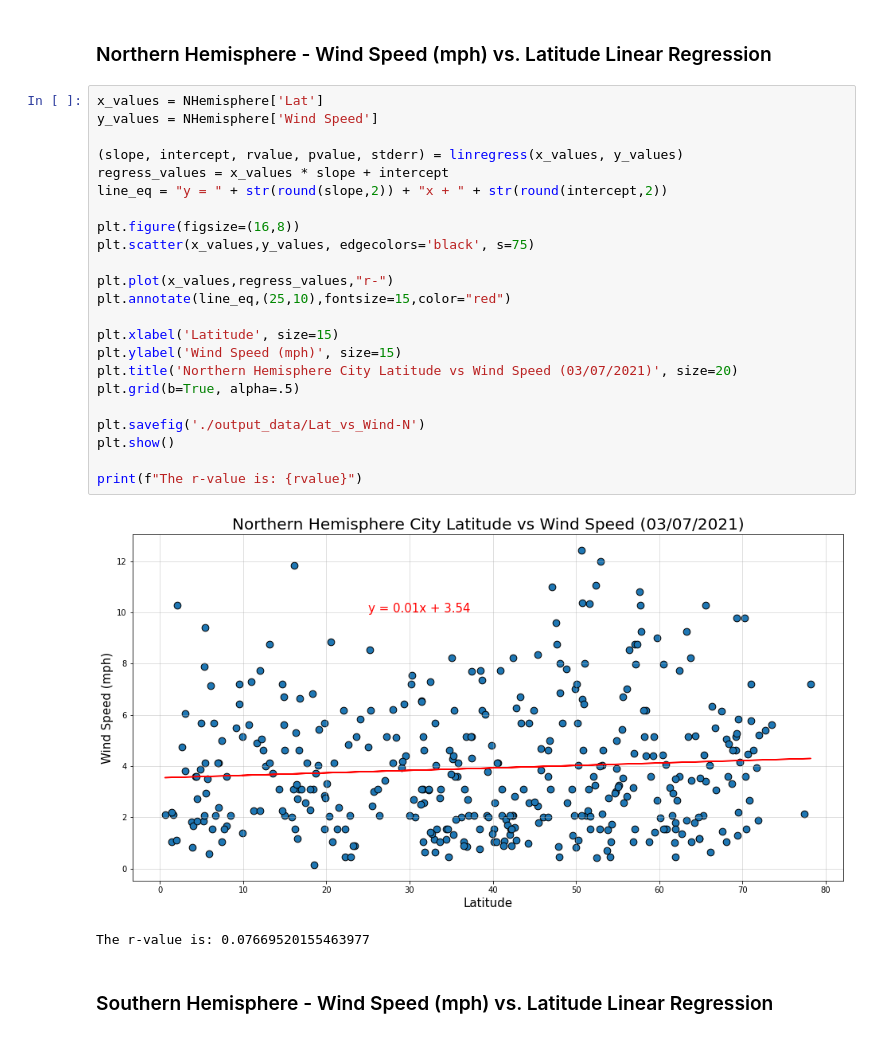
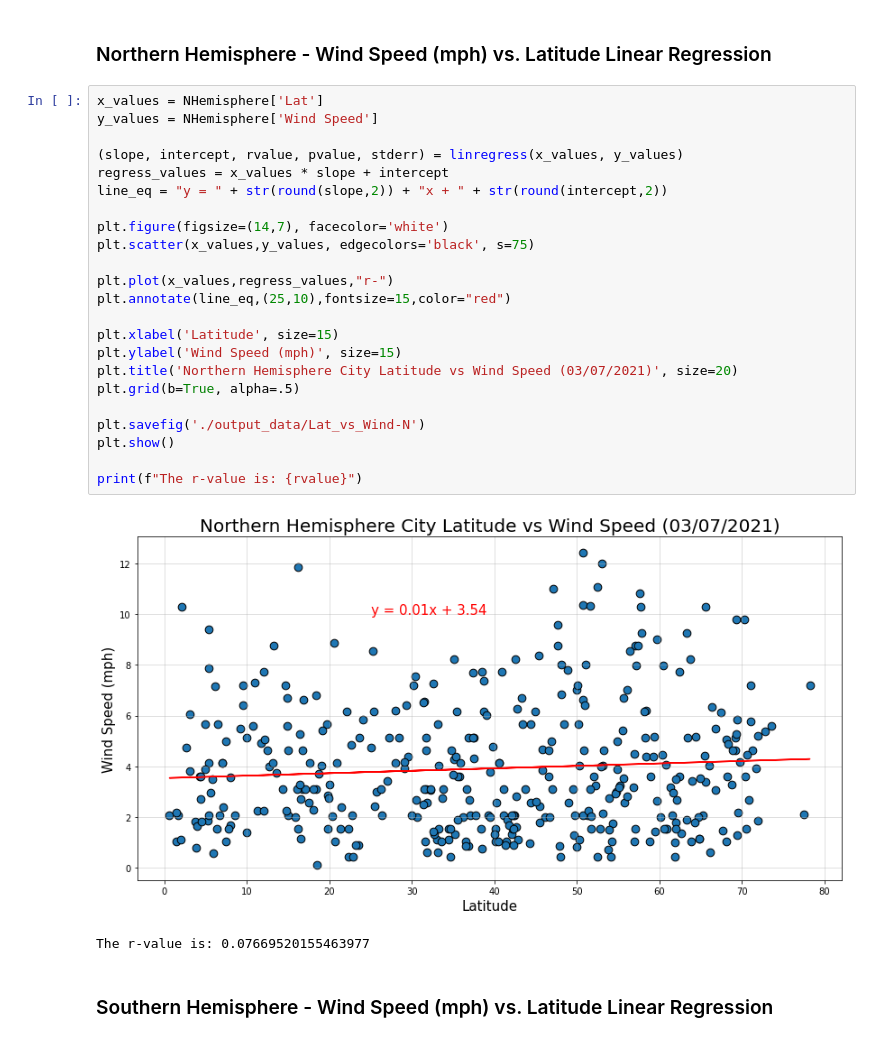
Before and after one commit to naydeenmonzon/python-api-challenge, a Jupyter notebook: WeatherPy/WeatherPy.ipynb, the cells around one changed output. Cells and saved outputs as stored; diff of their text form.

```diff
--- a/WeatherPy/WeatherPy.ipynb
+++ b/WeatherPy/WeatherPy.ipynb
@@ -498,28 +500,28 @@ Both plot shows weak positive linear association between the humidity and cloudi
 # %%
 x_values = NHemisphere['Lat']
 y_values = NHemisphere['Wind Speed']
 
 (slope, intercept, rvalue, pvalue, stderr) = linregress(x_values, y_values)
 regress_values = x_values * slope + intercept
 line_eq = "y = " + str(round(slope,2)) + "x + " + str(round(intercept,2))
 
-plt.figure(figsize=(16,8))
+plt.figure(figsize=(14,7), facecolor='white')
 plt.scatter(x_values,y_values, edgecolors='black', s=75)
 
 plt.plot(x_values,regress_values,"r-")
 plt.annotate(line_eq,(25,10),fontsize=15,color="red")
 
 plt.xlabel('Latitude', size=15)
 plt.ylabel('Wind Speed (mph)', size=15)
 plt.title('Northern Hemisphere City Latitude vs Wind Speed (03/07/2021)', size=20)
 plt.grid(b=True, alpha=.5)
 
 plt.savefig('./output_data/Lat_vs_Wind-N')
 plt.show()
 
 print(f"The r-value is: {rvalue}")
 # %% [output]
-[figure, old version]
+[figure, new version]
 The r-value is: 0.07669520155463977
 # %% [markdown]
 ### Southern Hemisphere - Wind Speed (mph) vs. Latitude Linear Regression
```
Also changed, not shown: parts of 9 cells of this notebook.
